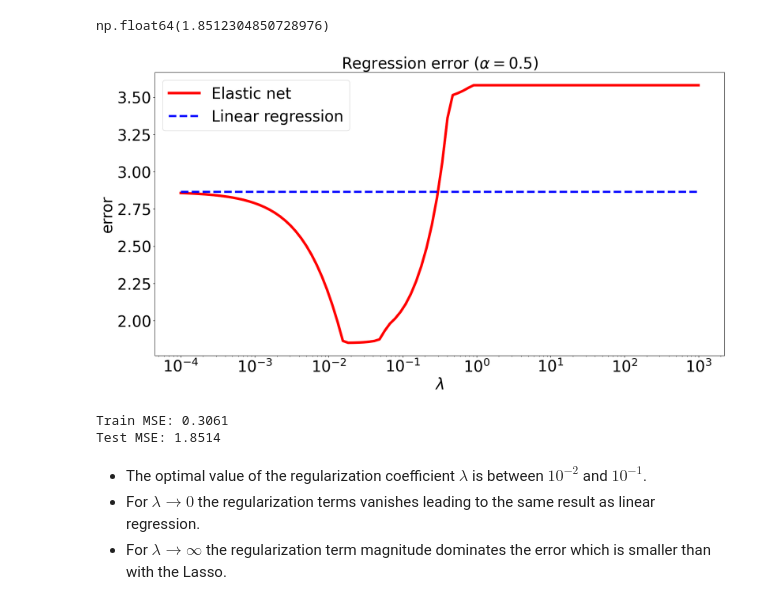
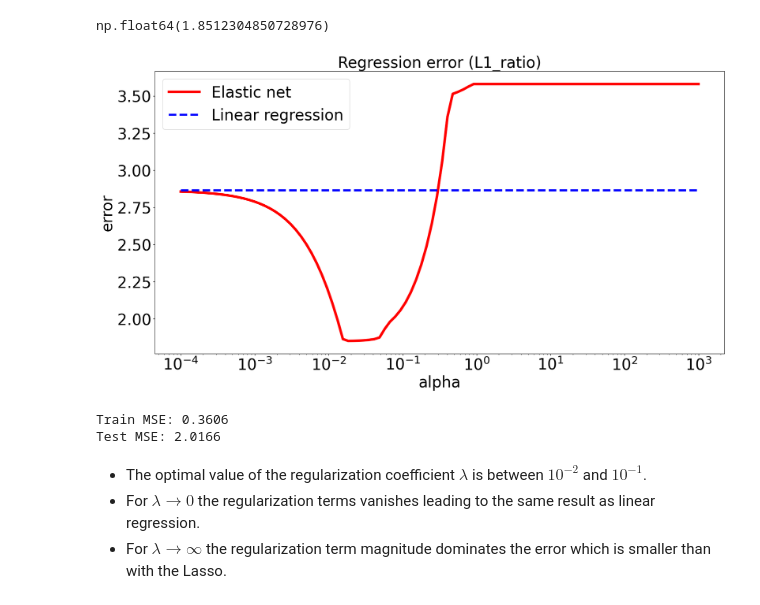
Before and after one commit to MikelTelo/dsft2409_mikeltelo, a Jupyter notebook: 2409_dsft_thebridge_core/3-Machine_Learning/1-Supervisado/1-Regression/3-Regularization/Regularization_prostate_cancer.ipynb, the cells around one changed output. Saved outputs shown, nothing was run; the diff lists cells and outputs as text; code cells hidden in the pictures.

```diff
--- a/2409_dsft_thebridge_core/3-Machine_Learning/1-Supervisado/1-Regression/3-Regularization/Regularization_prostate_cancer.ipynb
+++ b/2409_dsft_thebridge_core/3-Machine_Learning/1-Supervisado/1-Regression/3-Regularization/Regularization_prostate_cancer.ipynb
@@ -284,3 +284,14 @@ Train MSE sin regularización: 0.29
 Test MSE sin regularización: 2.86
 Train MSE: 0.3740
 Test MSE: 2.0788
+# %%
+from sklearn.linear_model import Lasso
+
+lassoR = Lasso(alpha=0.05)
+lassoR.fit(X_train, y_train)
+
+print("Train MSE sin regularización:", round(metrics.mean_squared_error(y_train, lr.predict(X_train)),2))
+print("Test MSE sin regularización:", round(metrics.mean_squared_error(y_test, lr.predict(X_test)),2))
+
+print("Train MSE: %0.4f" % metrics.mean_squared_error(y_train, lassoR.predict(X_train)))
+print("Test MSE: %0.4f" % metrics.mean_squared_error(y_test, lassoR.predict(X_test)))
@@ -398,27 +416,27 @@ np.float64(1.8512304850728976)
 # %%
 plt.figure(figsize=(20,10))
 ax = plt.gca()
 ax.plot(alphas, err_eln, linewidth=5, color='red', label="Elastic net")
 ax.plot(alphas, baseline, linewidth=4,linestyle='--', color='blue', label='Linear regression')
 ax.set_xscale('log')
-plt.xlabel('$\lambda$', fontsize=30)
+plt.xlabel('alpha', fontsize=30)
 plt.xticks(fontsize=30)
 plt.yticks(fontsize=30)
 plt.ylabel('error', fontsize=30)
 ax.legend(fontsize=30)
-plt.title(r'Regression error ($\alpha=0.5$)', fontsize=30)
+plt.title(r'Regression error (L1_ratio)', fontsize=30)
 plt.show()
 # %% [output]
-[figure, old version]
+[figure, new version]
 # %%
-elastic_net = ElasticNet(alpha = 0.02, l1_ratio=1)
+elastic_net = ElasticNet(alpha = 0.08, l1_ratio=1)
 elastic_net.fit(X_train, y_train)
 
 print("Train MSE: %0.4f" % metrics.mean_squared_error(y_train, elastic_net.predict(X_train)))
 print("Test MSE: %0.4f" % metrics.mean_squared_error(y_test, elastic_net.predict(X_test)))
 # %% [output]
-Train MSE: 0.3061
-Test MSE: 1.8514
+Train MSE: 0.3606
+Test MSE: 2.0166
 # %% [markdown]
 * The optimal value of the regularization coefficient $\lambda$ is between $10^{-2}$ and $10^{-1}$.
 * For $\lambda \to 0$ the regularization terms vanishes leading to the same result as linear regression.
```
Also changed, not shown: parts of 3 cells of this notebook, 30 other files.
